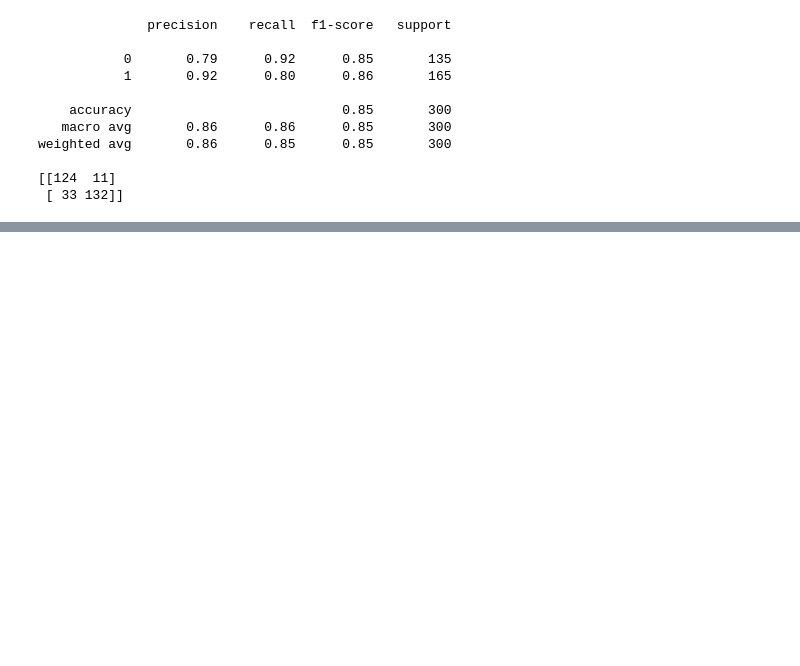
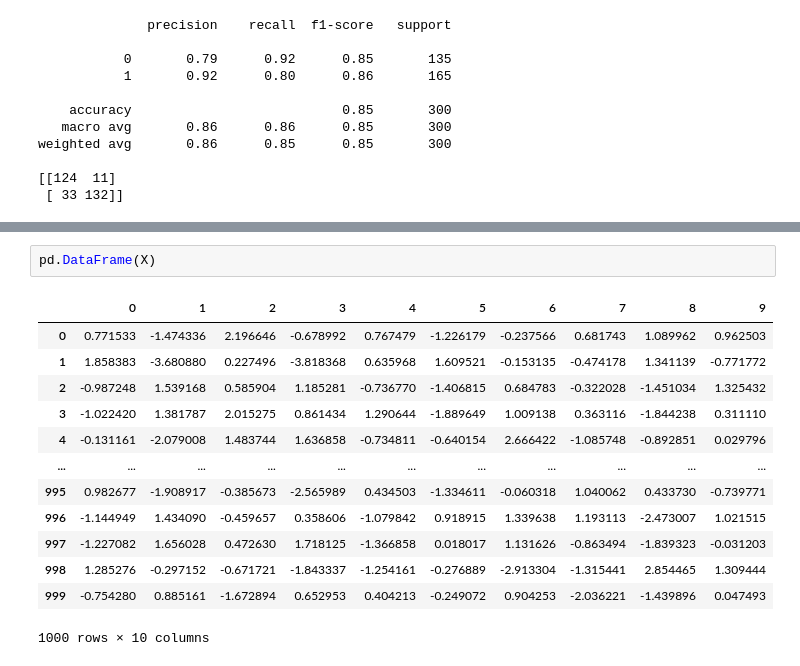
Before and after one commit to anmolzz-10/ML-Algorithms, a Jupyter notebook: Logistic Regression/implementation.ipynb, the cells around one changed output, grey strips where cells are left out. Cells and saved outputs as stored; diff of their text form; blank space fills up the shorter version.

```diff
--- a/Logistic Regression/implementation.ipynb
+++ b/Logistic Regression/implementation.ipynb
@@ -307,0 +329,16 @@ weighted avg       0.86      0.85      0.85       300
+# %%
+pd.DataFrame(X)
+# %% [output]
+|  | 0 | 1 | 2 | 3 | 4 | 5 | 6 | 7 | 8 | 9 |
+| 0 | 0.771533 | -1.474336 | 2.196646 | -0.678992 | 0.767479 | -1.226179 | -0.237566 | 0.681743 | 1.089962 | 0.962503 |
+| 1 | 1.858383 | -3.680880 | 0.227496 | -3.818368 | 0.635968 | 1.609521 | -0.153135 | -0.474178 | 1.341139 | -0.771772 |
+| 2 | -0.987248 | 1.539168 | 0.585904 | 1.185281 | -0.736770 | -1.406815 | 0.684783 | -0.322028 | -1.451034 | 1.325432 |
+| 3 | -1.022420 | 1.381787 | 2.015275 | 0.861434 | 1.290644 | -1.889649 | 1.009138 | 0.363116 | -1.844238 | 0.311110 |
+| 4 | -0.131161 | -2.079008 | 1.483744 | 1.636858 | -0.734811 | -0.640154 | 2.666422 | -1.085748 | -0.892851 | 0.029796 |
+| ... | ... | ... | ... | ... | ... | ... | ... | ... | ... | ... |
+| 995 | 0.982677 | -1.908917 | -0.385673 | -2.565989 | 0.434503 | -1.334611 | -0.060318 | 1.040062 | 0.433730 | -0.739771 |
+| 996 | -1.144949 | 1.434090 | -0.459657 | 0.358606 | -1.079842 | 0.918915 | 1.339638 | 1.193113 | -2.473007 | 1.021515 |
+| 997 | -1.227082 | 1.656028 | 0.472630 | 1.718125 | -1.366858 | 0.018017 | 1.131626 | -0.863494 | -1.839323 | -0.031203 |
+| 998 | 1.285276 | -0.297152 | -0.671721 | -1.843337 | -1.254161 | -0.276889 | -2.913304 | -1.315441 | 2.854465 | 1.309444 |
+| 999 | -0.754280 | 0.885161 | -1.672894 | 0.652953 | 0.404213 | -0.249072 | 0.904253 | -2.036221 | -1.439896 | 0.047493 |
+1000 rows × 10 columns
```
Also changed, not shown: parts of 14 cells of this notebook.
